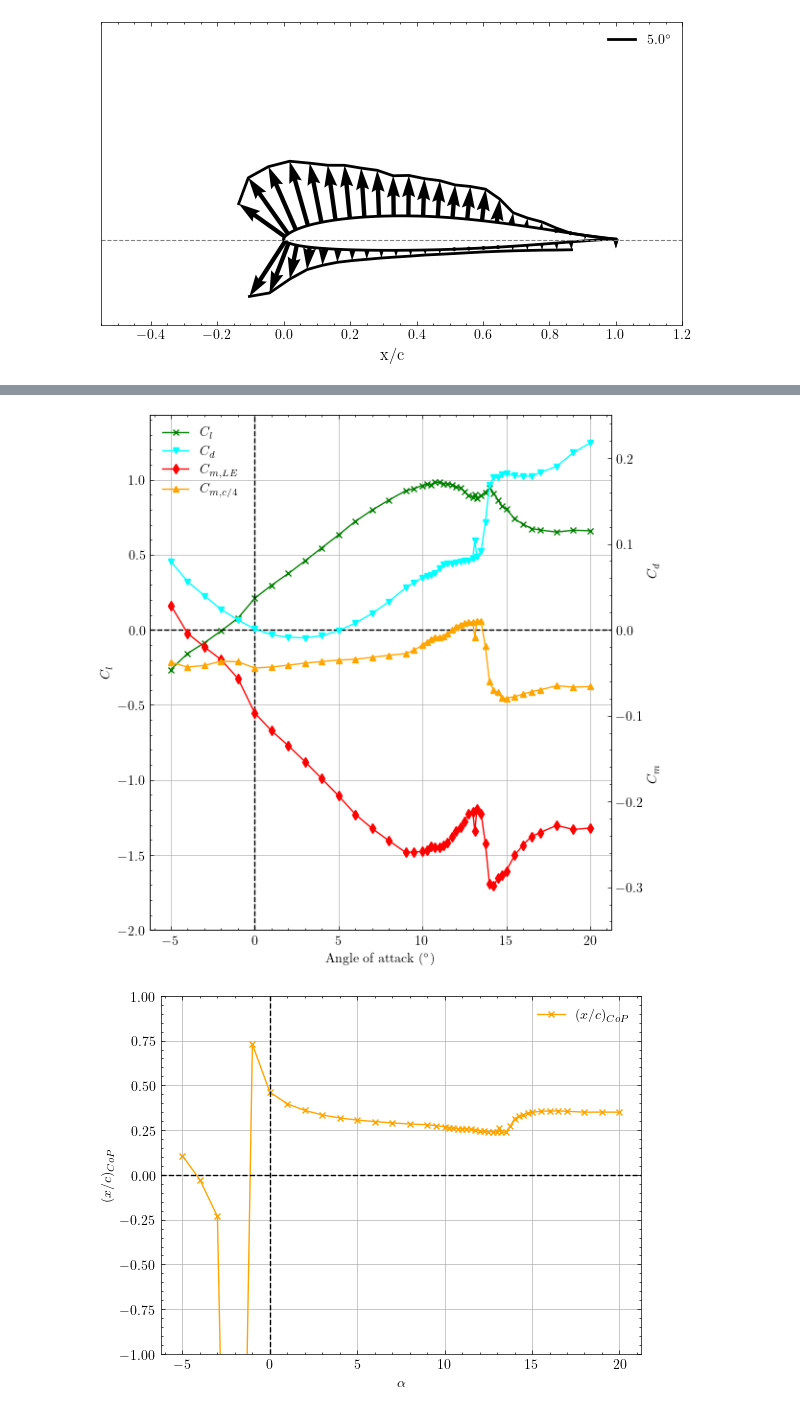
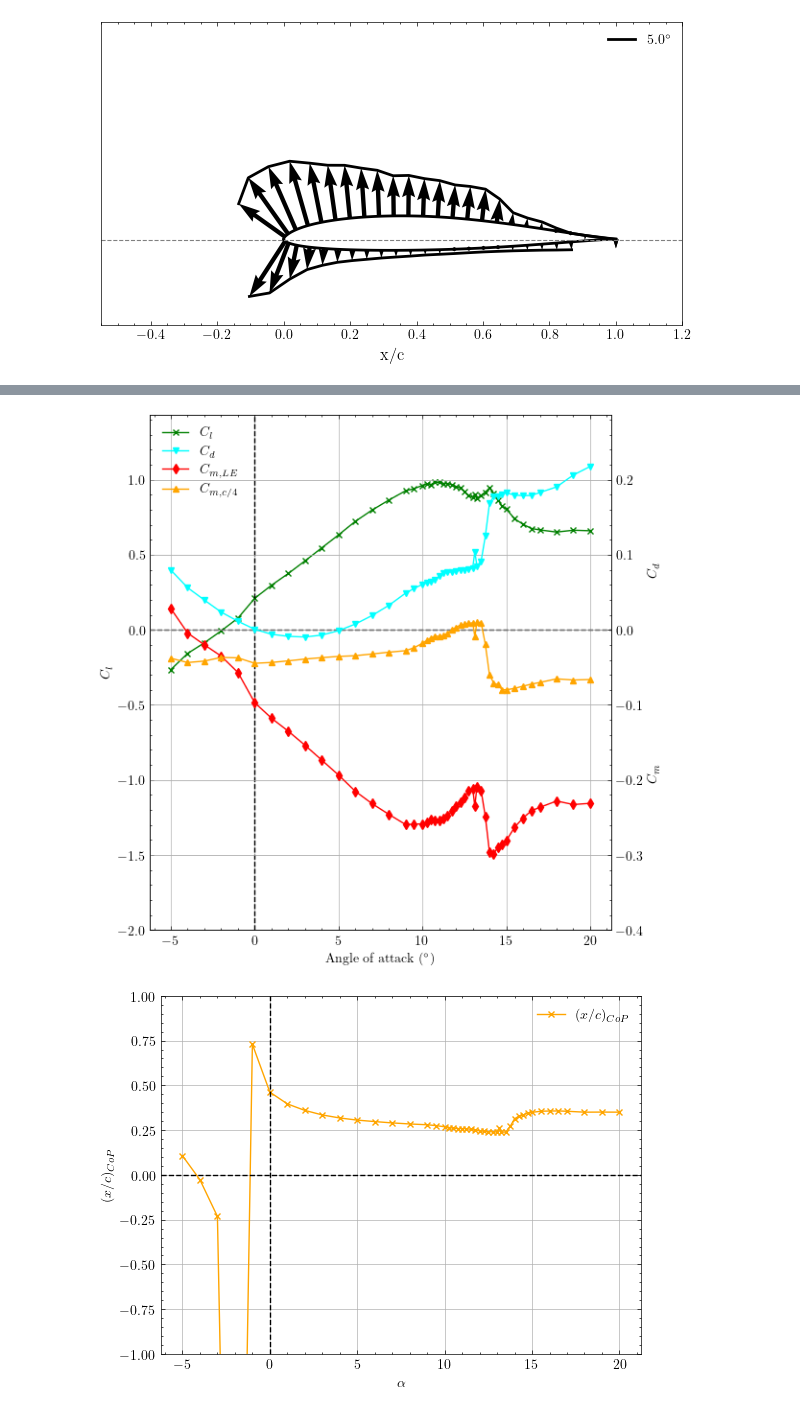
Before and after one commit to Repertoi-e/Low-speed-Wind-Tunnel, a Jupyter notebook: Analysis.ipynb, the cells around one changed output, grey strips where cells are left out. Cells and saved outputs as stored; diff of their text form; code cells hidden in the pictures.

```diff
--- a/Analysis.ipynb
+++ b/Analysis.ipynb
@@ -422,35 +423,36 @@ fig(1.5)
 ax1 = plt.gca()
 ax1.plot(alphas, C_l, marker='x', linestyle='-', color='green', markersize=5, label='$C_l$')
 ax1.set_xlabel("Angle of attack ($^\\circ$)")
 ax1.set_ylabel("$C_l$")
 
 ax1.grid(True)
 ax1.axvline(0, color="black", linestyle="--")
 ax1.axhline(0, color="black", linestyle="--")
 
 ax2 = ax1.twinx()
 
 C_ms_c4 = C_ms + C_l / 4
 
 markers = ['x', 'o', 's', '^', 'v', '<', '>', 'd', 'p', 'P', '*', 'h', 'H', '+', 'X', '|', '_']
 
 ax2.plot(alphas, C_d, marker='v', linestyle='-', color='cyan', markersize=5, label='$C_d$')
 
 ax2.plot(alphas, C_ms, marker='d', linestyle='-', color='red', markersize=5, label='$C_{m,LE}$')
 ax2.plot(alphas, C_ms_c4, marker='^', linestyle='-', color='orange', markersize=5, label='$C_{m,c/4}$')
 
 ax2.set_ylabel("$C_m\quad \quad \quad \quad \quad \quad \quad \quad \quad \quad \quad \quad \quad \quad C_d$")
 
 ax1.set_ylim(-2, 1.43)
-ax2.set_ylim(-0.35, 0.25)
+ax2.set_ylim(-2/5, 1.43/5)
+ax2.grid()
 
 lines1, labels1 = ax1.get_legend_handles_labels()
 lines2, labels2 = ax2.get_legend_handles_labels()
 legend(lines1 + lines2, labels1 + labels2, loc="best")
 
 plt.savefig("Cl Cm Cd.pgf", format="pgf")
 # %% [output]
-[figure, old version]
+[figure, new version]
 # %%
 x_c_cop = -C_ms / C_l
 fig()
```
Also changed, not shown: parts of 10 cells of this notebook, 13 other files.
